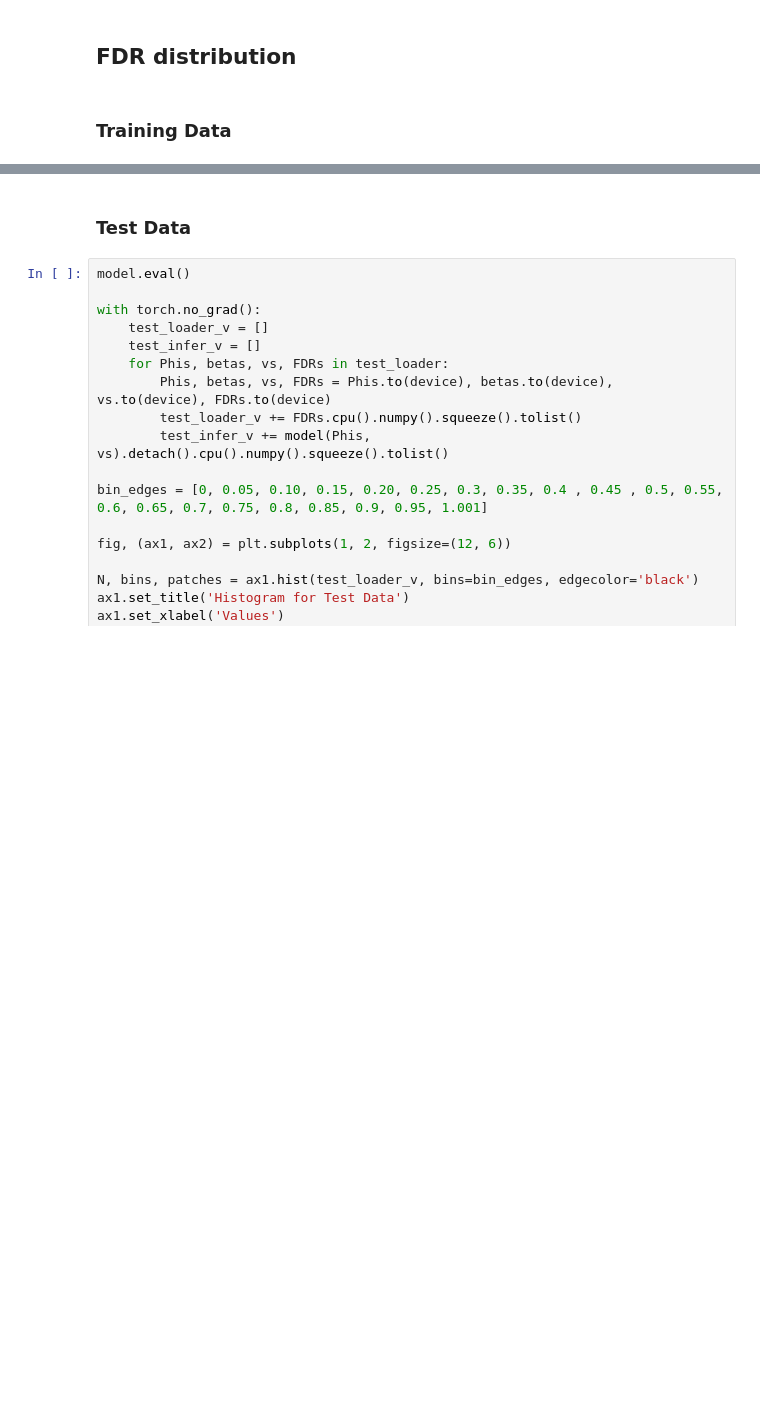
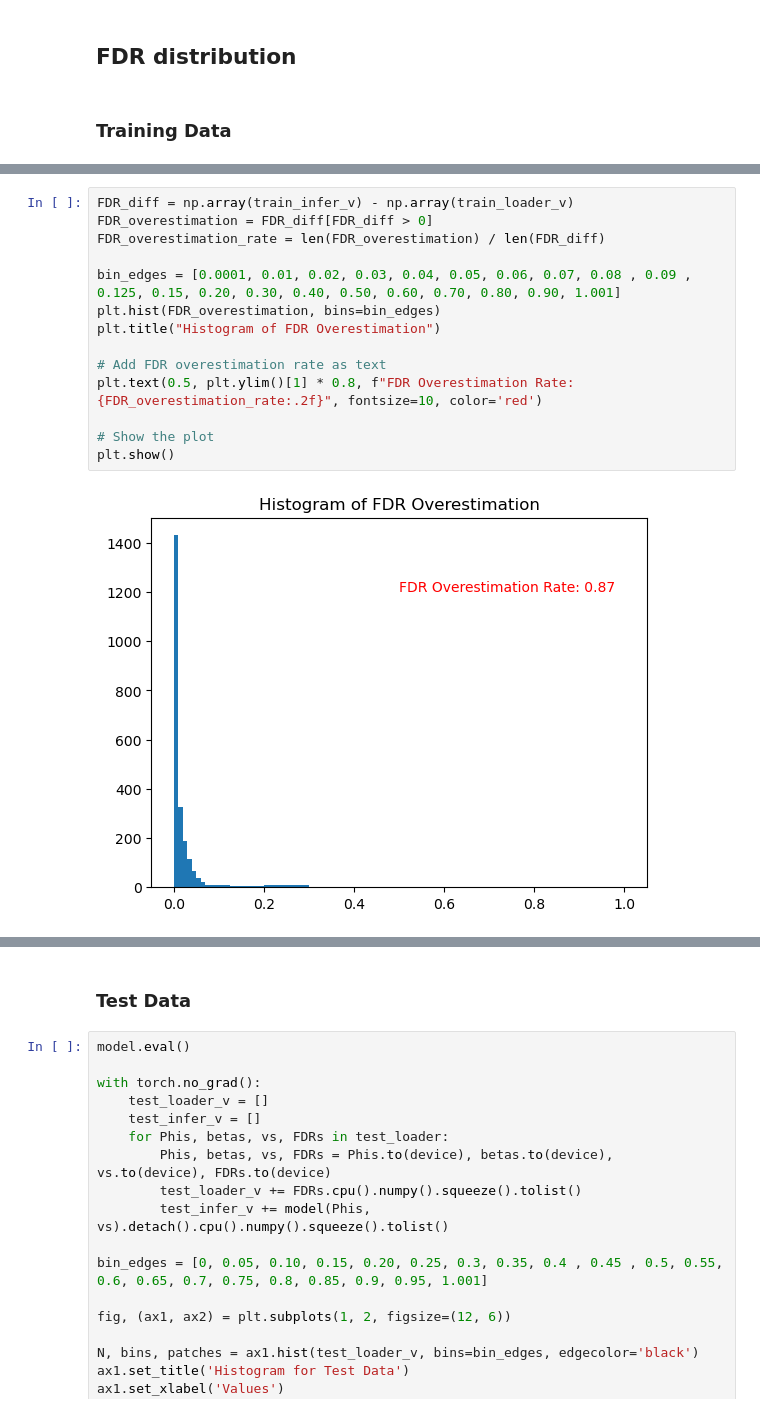
Before and after one commit to ArnauVilella/Deep-T-Rex, a Jupyter notebook: prediction_estimator.ipynb, the cells around one changed output, grey strips where cells are left out. Saved outputs shown, nothing was run; the diff lists cells and outputs as text; blank space fills up the shorter version.

Commit message:
overestimation_errors

```diff
--- a/prediction_estimator.ipynb
+++ b/prediction_estimator.ipynb
@@ -233,3 +243,19 @@ plt.show()
+# %%
+FDR_diff = np.array(train_infer_v) - np.array(train_loader_v)
+FDR_overestimation = FDR_diff[FDR_diff > 0]
+FDR_overestimation_rate = len(FDR_overestimation) / len(FDR_diff)
+
+bin_edges = [0.0001, 0.01, 0.02, 0.03, 0.04, 0.05, 0.06, 0.07, 0.08 , 0.09 , 0.125, 0.15, 0.20, 0.30, 0.40, 0.50, 0.60, 0.70, 0.80, 0.90, 1.001]
+plt.hist(FDR_overestimation, bins=bin_edges)
+plt.title("Histogram of FDR Overestimation")
+
+# Add FDR overestimation rate as text
+plt.text(0.5, plt.ylim()[1] * 0.8, f"FDR Overestimation Rate: {FDR_overestimation_rate:.2f}", fontsize=10, color='red')
+
+# Show the plot
+plt.show()
+# %% [output]
+[figure, added]
 # %%
 plt.hist(np.abs(np.array(train_loader_v) - np.array(train_infer_v)), bins='auto')
 plt.title("Histogram of Absolute Error for Training Data")
```
Also changed, not shown: parts of 14 cells of this notebook, 2 other files.
